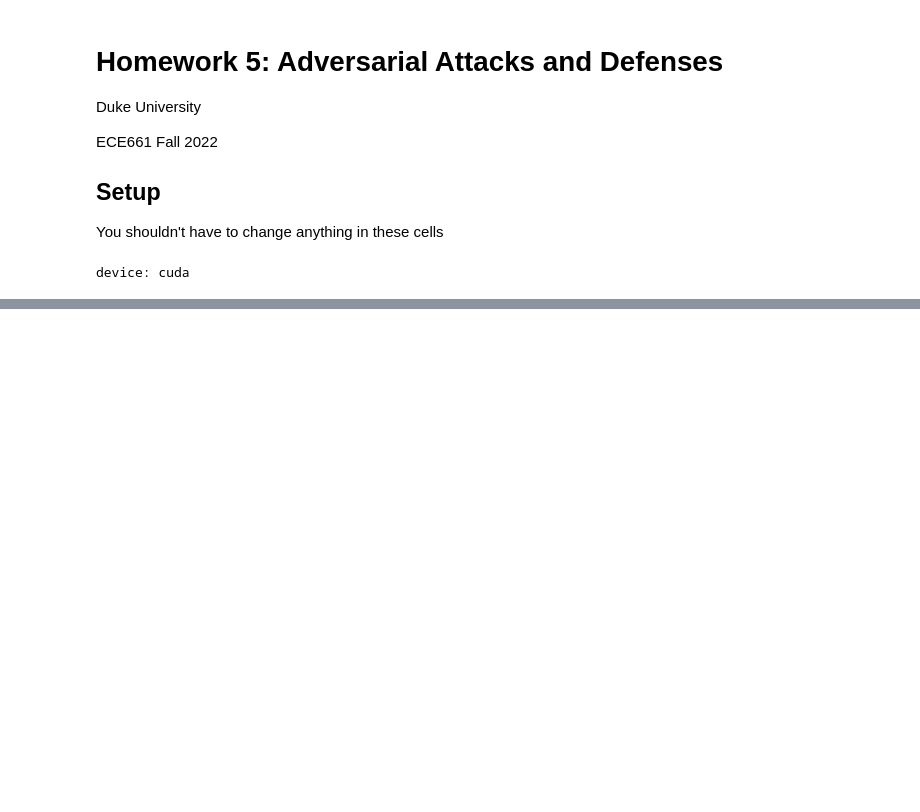
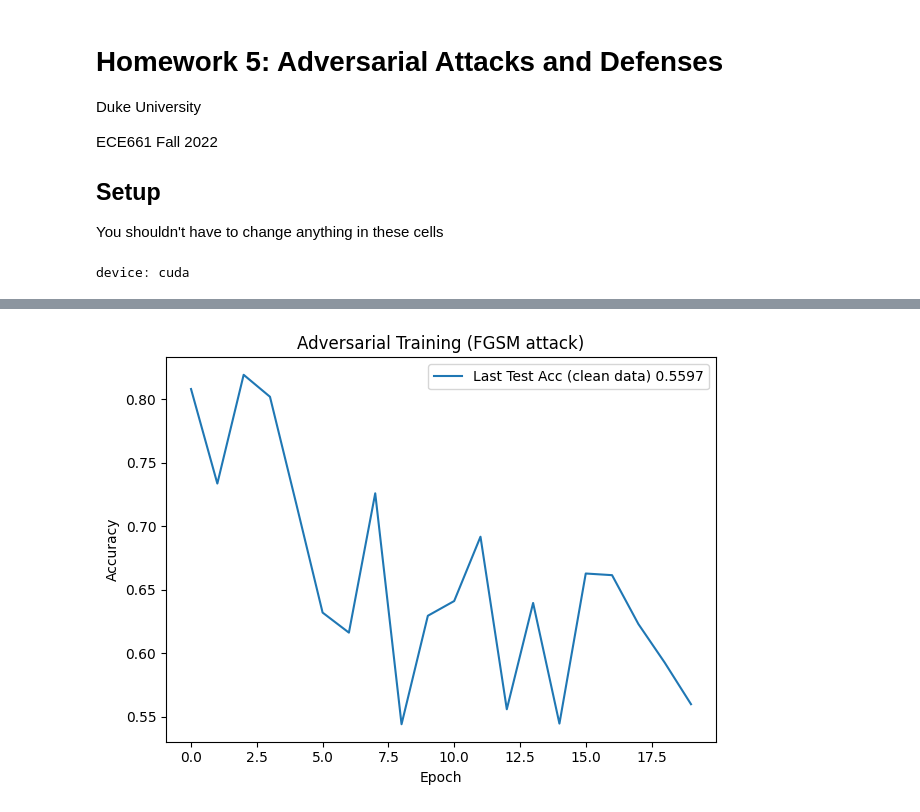
Before and after one commit to danyjabban/Representation_Learning, a Jupyter notebook: HW5/HWK5_main.ipynb, the cells around one changed output, grey strips where cells are left out. Saved outputs shown, nothing was run; the diff lists cells and outputs as text; code cells hidden in the pictures; blank space fills up the shorter version.

```diff
--- a/HW5/HWK5_main.ipynb
+++ b/HW5/HWK5_main.ipynb
@@ -59,7 +59,7 @@ Train a model and save the checkpoint. This cell is used in Lab-1 and Lab-3
 # %%
 ## Pick a model architecture
 which_net = 'B'
-test_acc_arr_lab2a = []
+test_acc_arr_lab1a = []
 
 if which_net == 'A':
     net = models.NetA().to(device)
@@ -101,7 +101,7 @@ for epoch in range(num_epochs):
 
     # End of training epoch
     test_acc,test_loss = test_model(net,test_loader,device)
-    test_acc_arr_lab2a.append(test_acc)
+    test_acc_arr_lab1a.append(test_acc)
     print("Epoch: [ {} / {} ]; TrainAcc: {:.5f}; TrainLoss: {:.5f}; TestAcc: {:.5f}; TestLoss: {:.5f}".format(
         epoch, num_epochs, train_correct/train_total, train_loss/len(train_loader),
         test_acc, test_loss,
@@ -130,2 +130,14 @@ ax.legend()
+# %%
+def lab1_return_adv_data(model, device, dat, lbl, eps, alpha, iters, rand_start, which_part):
+    if which_part == 'b':
+        return attacks.PGD_attack(model, device, dat, lbl, eps, alpha, iters, rand_start)[0]
+    elif which_part == 'c1':
+        return attacks.FGSM_attack(model, device, dat, lbl, eps)[0]
+    elif which_part == 'c2':
+        return attacks.rFGSM_attack(model, device, dat, lbl, eps)[0]
+    elif which_part == 'd':
+        return attacks.FGM_L2_attack(model, device, dat, lbl, eps)[0]
+    else:
+        raise KeyError
 # %%
 classes = ["t-shirt", "trouser","pullover","dress","coat","sandal","shirt","sneaker","bag","boot"]
@@ -308,0 +348,71 @@ plt.show()
+# %%
+## lab 3 version of the training code
+lab3_parts = ['a1', 'a2', 'b']
+
+lab3_adv_training = {'a1': ['FGSM', 'netA_advtrain_fgsm0p1.pt', []],
+                    'a2': ['rFGSM', 'netA_advtrain_rfgsm0p1.pt', []],
+                    'b': ['PGD', 'netA_advtrain_pgd0p1.pt', []]}
+for lab3_part in lab3_parts:
+    # lab3_adv_training stores name of attack, name of saved model, and test_acc list
+    ATK_EPS = 0.1
+    ATK_ITERS = 4  # only for PGD
+    ATK_ALPHA = 1.85 * (ATK_EPS/ATK_ITERS)  # only for PGD
+
+    ## Pick a model architecture, picked NetA and train from scratch
+
+    net = models.NetA().to(device)
+    ## Checkpoint name for this model
+    model_checkpoint = lab3_adv_training[lab3_part][1]
+    which_method = lab3_adv_training[lab3_part][0]
+    ## Basic training params
+    num_epochs = 20
+    initial_lr = 0.001
+    lr_decay_epoch = 15
+
+    optimizer = torch.optim.Adam(net.parameters(), lr=initial_lr)
+
+    ## Training Loop
+    for epoch in range(num_epochs):
+        net.train()
+        train_correct = 0.
+        train_loss = 0.
+        train_total = 0.
+        for batch_idx,(data,labels) in enumerate(train_loader):
+            data = data.to(device); labels = labels.to(device)
+
+            adv_data = lab3_ab_return_adv_data(model=net, device=device, dat=data, lbl=labels, eps=ATK_EPS, alpha=ATK_ALPHA,
+                                               iters=ATK_ITERS, rand_start=True, which_method=which_method)
+            # Forward pass
+            adv_outputs = net(adv_data)
+            net.zero_grad()
+            optimizer.zero_grad()
+            # Compute loss, gradients, and update params
+            loss = F.cross_entropy(adv_outputs, labels)
+            loss.backward()
+            optimizer.step()
+            # Update stats
+            _, preds = adv_outputs.max(1)
+            train_correct += preds.eq(labels).sum().item()
+            train_loss += loss.item()
+            train_total += labels.size(0)
+
+        # End of training epoch
+        test_acc, test_loss = test_model(net, test_loader, device)  # using clean data
+        lab3_adv_training[lab3_part][2].append(test_acc)
+
+        print("Epoch: [ {} / {} ]; TrainAcc: {:.5f}; TrainLoss: {:.5f}; TestAcc: {:.5f}; TestLoss: {:.5f}".format(
+            epoch, num_epochs, train_correct/train_total, train_loss/len(train_loader),
+            test_acc, test_loss,
+        ))
+        # Save model
+        torch.save(net.state_dict(), model_checkpoint)
+
+        # Update LR
+        if epoch == lr_decay_epoch:
+            for param_group in optimizer.param_groups:
+                param_group['lr'] = initial_lr*0.1
+
+    plot_lab3_epoch_vs_test_acc(n_epochs=num_epochs, in_dict=lab3_adv_training, which_part=lab3_part)
+
+print("Done!")
+# %% [output]
@@ -308,0 +436 @@ plt.show()
+[figure, added]
```
Also changed, not shown: parts of 13 cells of this notebook.
